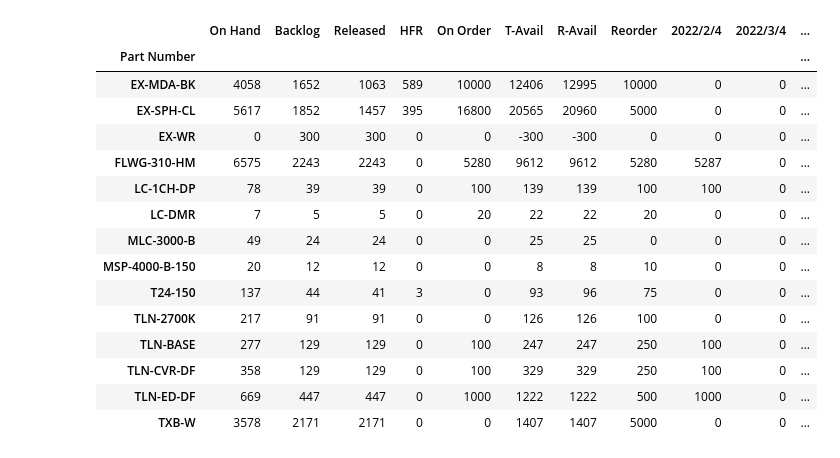
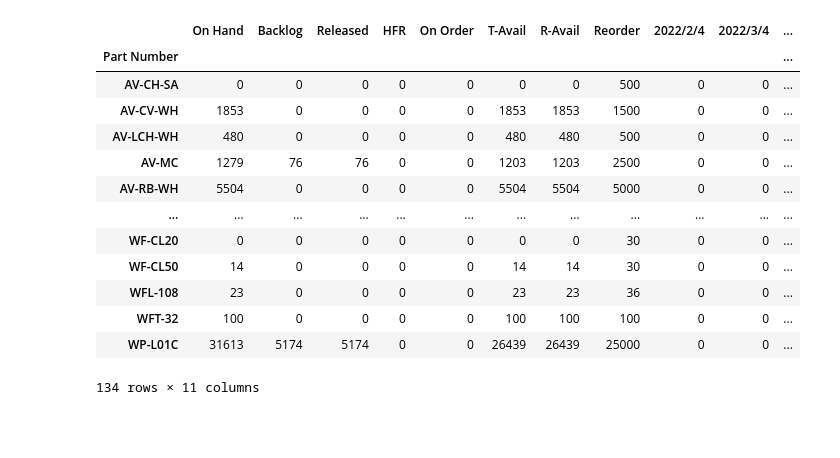
Before and after one commit to beephsupreme/materials, a Jupyter notebook: materials.ipynb, the cells around one changed output. Drawn from its saved outputs; the diff is of its cells as text; code cells hidden in the pictures; blank space fills up the shorter version.

```diff
--- a/materials.ipynb
+++ b/materials.ipynb
@@ -12,21 +12,19 @@ df, ro = pm.run()
 # %%
 df[(df['R-Avail'] < df['Reorder'] * 1.25 )]
 # %%
-df[(df['On Hand'] < df['Released'] * 4 ) | ]
+df[(df['On Hand'] < df['Released'] * 4 ) | (df['R-Avail'] < df['Reorder'] * 1.25 )]
 # %% [output]
 |  | On Hand | Backlog | Released | HFR | On Order | T-Avail | R-Avail | Reorder | 2022/2/4 | 2022/3/4 | ... |
 | Part Number |  |  |  |  |  |  |  |  |  |  | ... |
-| EX-MDA-BK | 4058 | 1652 | 1063 | 589 | 10000 | 12406 | 12995 | 10000 | 0 | 0 | ... |
-| EX-SPH-CL | 5617 | 1852 | 1457 | 395 | 16800 | 20565 | 20960 | 5000 | 0 | 0 | ... |
-| EX-WR | 0 | 300 | 300 | 0 | 0 | -300 | -300 | 0 | 0 | 0 | ... |
-| FLWG-310-HM | 6575 | 2243 | 2243 | 0 | 5280 | 9612 | 9612 | 5280 | 5287 | 0 | ... |
-| LC-1CH-DP | 78 | 39 | 39 | 0 | 100 | 139 | 139 | 100 | 100 | 0 | ... |
-| LC-DMR | 7 | 5 | 5 | 0 | 20 | 22 | 22 | 20 | 0 | 0 | ... |
-| MLC-3000-B | 49 | 24 | 24 | 0 | 0 | 25 | 25 | 0 | 0 | 0 | ... |
-| MSP-4000-B-150 | 20 | 12 | 12 | 0 | 0 | 8 | 8 | 10 | 0 | 0 | ... |
-| T24-150 | 137 | 44 | 41 | 3 | 0 | 93 | 96 | 75 | 0 | 0 | ... |
-| TLN-2700K | 217 | 91 | 91 | 0 | 0 | 126 | 126 | 100 | 0 | 0 | ... |
-| TLN-BASE | 277 | 129 | 129 | 0 | 100 | 247 | 247 | 250 | 100 | 0 | ... |
-| TLN-CVR-DF | 358 | 129 | 129 | 0 | 100 | 329 | 329 | 250 | 100 | 0 | ... |
-| TLN-ED-DF | 669 | 447 | 447 | 0 | 1000 | 1222 | 1222 | 500 | 1000 | 0 | ... |
-| TXB-W | 3578 | 2171 | 2171 | 0 | 0 | 1407 | 1407 | 5000 | 0 | 0 | ... |
+| AV-CH-SA | 0 | 0 | 0 | 0 | 0 | 0 | 0 | 500 | 0 | 0 | ... |
+| AV-CV-WH | 1853 | 0 | 0 | 0 | 0 | 1853 | 1853 | 1500 | 0 | 0 | ... |
+| AV-LCH-WH | 480 | 0 | 0 | 0 | 0 | 480 | 480 | 500 | 0 | 0 | ... |
+| AV-MC | 1279 | 76 | 76 | 0 | 0 | 1203 | 1203 | 2500 | 0 | 0 | ... |
+| AV-RB-WH | 5504 | 0 | 0 | 0 | 0 | 5504 | 5504 | 5000 | 0 | 0 | ... |
+| ... | ... | ... | ... | ... | ... | ... | ... | ... | ... | ... | ... |
+| WF-CL20 | 0 | 0 | 0 | 0 | 0 | 0 | 0 | 30 | 0 | 0 | ... |
+| WF-CL50 | 14 | 0 | 0 | 0 | 0 | 14 | 14 | 30 | 0 | 0 | ... |
+| WFL-108 | 23 | 0 | 0 | 0 | 0 | 23 | 23 | 36 | 0 | 0 | ... |
+| WFT-32 | 100 | 0 | 0 | 0 | 0 | 100 | 100 | 100 | 0 | 0 | ... |
+| WP-L01C | 31613 | 5174 | 5174 | 0 | 0 | 26439 | 26439 | 25000 | 0 | 0 | ... |
+134 rows × 11 columns
```
Also changed, not shown: parts of 2 cells of this notebook.
